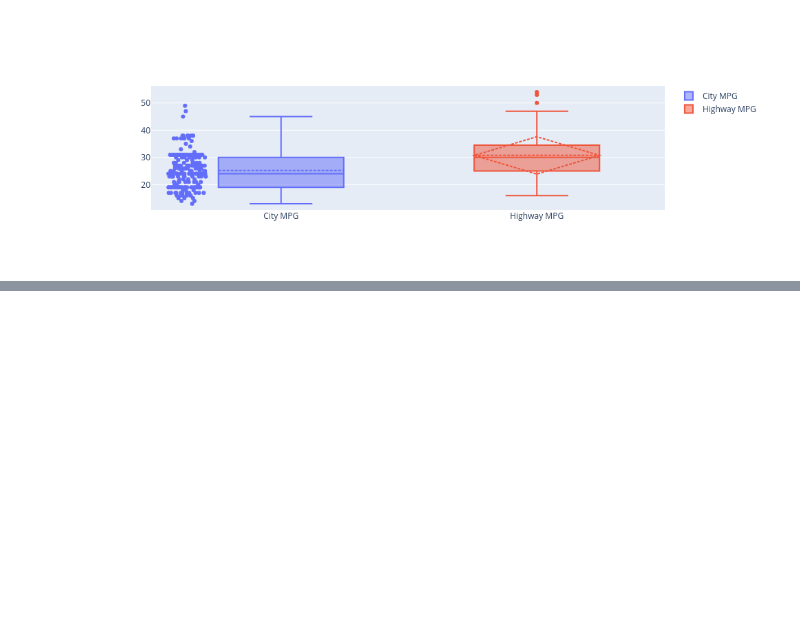
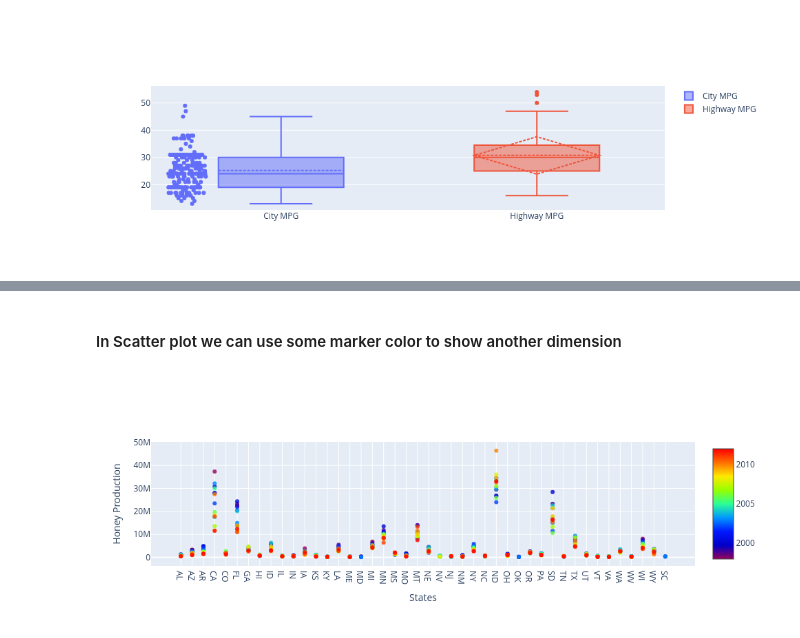
Before and after one commit to shakeelansari63/Training, a Jupyter notebook: PY-VISUALIZATION/14-Basic Plots in Plotly.ipynb, the cells around one changed output, grey strips where cells are left out. Cells and saved outputs as stored; diff of their text form; code cells hidden in the pictures; blank space fills up the shorter version.

```diff
--- a/PY-VISUALIZATION/14-Basic Plots in Plotly.ipynb
+++ b/PY-VISUALIZATION/14-Basic Plots in Plotly.ipynb
@@ -360,0 +410,3 @@ offline.iplot(data)
+# %%
+honey = pd.read_csv('datasets/honeyproduction.csv')
+honey.head()
@@ -360,0 +420,27 @@ offline.iplot(data)
+# %% [markdown]
+#### In Scatter plot we can use some marker color to show another dimension
+# %%
+trace = go.Scatter(
+    x = honey.state,
+    y = honey.totalprod,
+    mode = 'markers',
+    marker = go.scatter.Marker(
+        color = honey.year,
+        colorscale = 'Rainbow',
+        showscale = True,
+        opacity=0.8
+    )
+)
+
+data = [trace]
+
+layout = go.Layout(
+    xaxis=go.layout.XAxis(title='States'),
+    yaxis=go.layout.YAxis(title='Honey Production')
+)
+
+fig = go.Figure(data=data, layout=layout)
+
+offline.iplot(fig)
+# %% [output]
+[figure, added]
```
Also changed, not shown: parts of 22 cells of this notebook, 1 other file.
